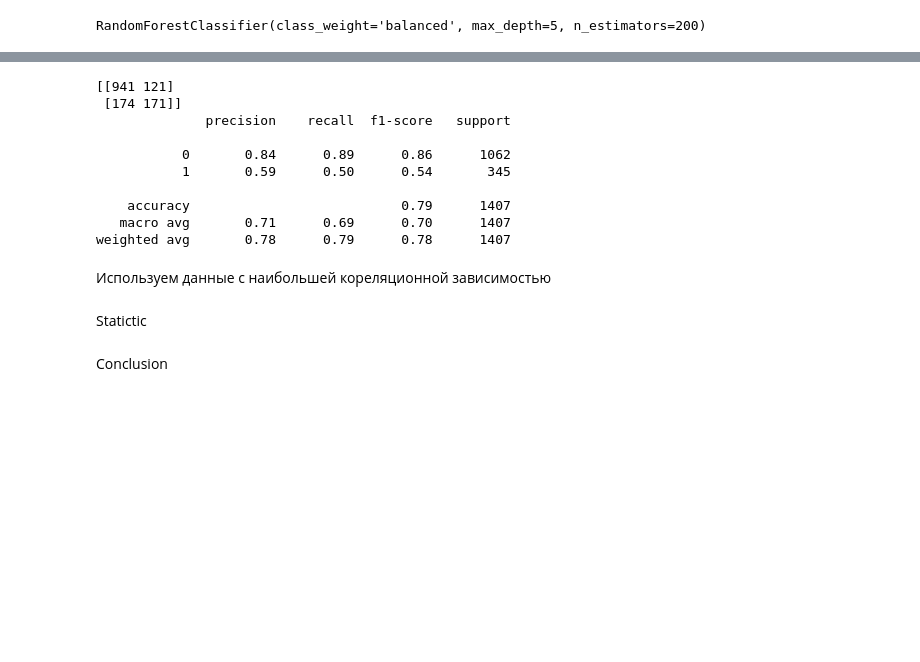
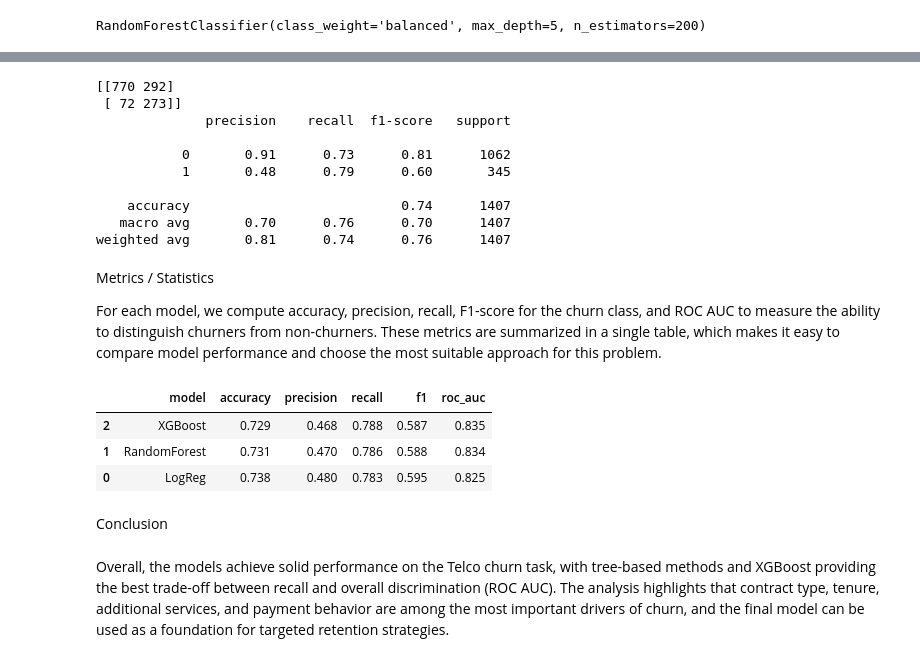
Before and after one commit to thebraeder/Telecom-Churn-Dataset, a Jupyter notebook: 07april.ipynb, the cells around one changed output, grey strips where cells are left out. Cells and saved outputs as stored; diff of their text form; code cells hidden in the pictures; blank space fills up the shorter version.

```diff
--- a/07april.ipynb
+++ b/07april.ipynb
@@ -119,14 +126,15 @@ model_2 = RandomForestClassifier(n_estimators= 200, max_depth= 5,class_weight='b
 # %%
 model_3 = xgb.XGBClassifier(
     objective='binary:logistic',
-    n_estimators=100,
-    max_depth=4,
-    learning_rate=0.1,
-    subsample=0.8,
+    n_estimators=90,
+    max_depth=2,
+    learning_rate=0.08,
+    subsample=0.7,
     colsample_bytree=0.8,
     use_label_encoder=False,
     eval_metric='logloss',
-    random_state=12
+    random_state=12,
+    scale_pos_weight = 2.769
 )
 # %%
 model_1.fit(X_train,y_train)
@@ -197,17 +205,13 @@ y_pred_3 = model_3.predict(X_test)
 print(confusion_matrix(y_test,y_pred_3))
 print(classification_report(y_test,y_pred_3))
 # %% [output]
-[[941 121]
- [174 171]]
+[[770 292]
+ [ 72 273]]
               precision    recall  f1-score   support
 
-           0       0.84      0.89      0.86      1062
-           1       0.59      0.50      0.54       345
+           0       0.91      0.73      0.81      1062
+           1       0.48      0.79      0.60       345
 
-    accuracy                           0.79      1407
-   macro avg       0.71      0.69      0.70      1407
-weighted avg       0.78      0.79      0.78      1407
+    accuracy                           0.74      1407
+   macro avg       0.70      0.76      0.70      1407
+weighted avg       0.81      0.74      0.76      1407
-# %% [markdown]
-Используем данные с наибольшей кореляционной зависимостью
-# %% [markdown]
-Statictic
@@ -216,2 +218,37 @@ print(classification_report(y_test,y_pred_3))
+# %% [markdown]
+Metrics / Statistics
+
+For each model, we compute accuracy, precision, recall, F1-score for the churn class, and ROC AUC to measure the ability to distinguish churners from non-churners. These metrics are summarized in a single table, which makes it easy to compare model performance and choose the most suitable approach for this problem.
+# %%
+models = [
+    ("LogReg",       model_1),
+    ("RandomForest", model_2),
+    ("XGBoost",      model_3),
+]
+
+rows = []
+
+for name, model in models:
+    y_pred  = model.predict(X_test)
+    y_proba = model.predict_proba(X_test)[:, 1]  # для roc_auc нужен score/вероятность[web:274]
+
+    rows.append({
+        "model":     name,
+        "accuracy":  accuracy_score(y_test, y_pred),
+        "precision": precision_score(y_test, y_pred, pos_label=1),
+        "recall":    recall_score(y_test, y_pred, pos_label=1),
+        "f1":        f1_score(y_test, y_pred, pos_label=1),
+        "roc_auc":   roc_auc_score(y_test, y_proba),
+    })
+
+metrics_df = pd.DataFrame(rows).sort_values("roc_auc", ascending=False).round(3)
+metrics_df
+# %% [output]
+|  | model | accuracy | precision | recall | f1 | roc_auc |
+| 2 | XGBoost | 0.729 | 0.468 | 0.788 | 0.587 | 0.835 |
+| 1 | RandomForest | 0.731 | 0.470 | 0.786 | 0.588 | 0.834 |
+| 0 | LogReg | 0.738 | 0.480 | 0.783 | 0.595 | 0.825 |
 # %% [markdown]
 Conclusion
+# %% [markdown]
+Overall, the models achieve solid performance on the Telco churn task, with tree-based methods and XGBoost providing the best trade-off between recall and overall discrimination (ROC AUC). The analysis highlights that contract type, tenure, additional services, and payment behavior are among the most important drivers of churn, and the final model can be used as a foundation for targeted retention strategies.
```
Also changed, not shown: parts of 15 cells of this notebook.
